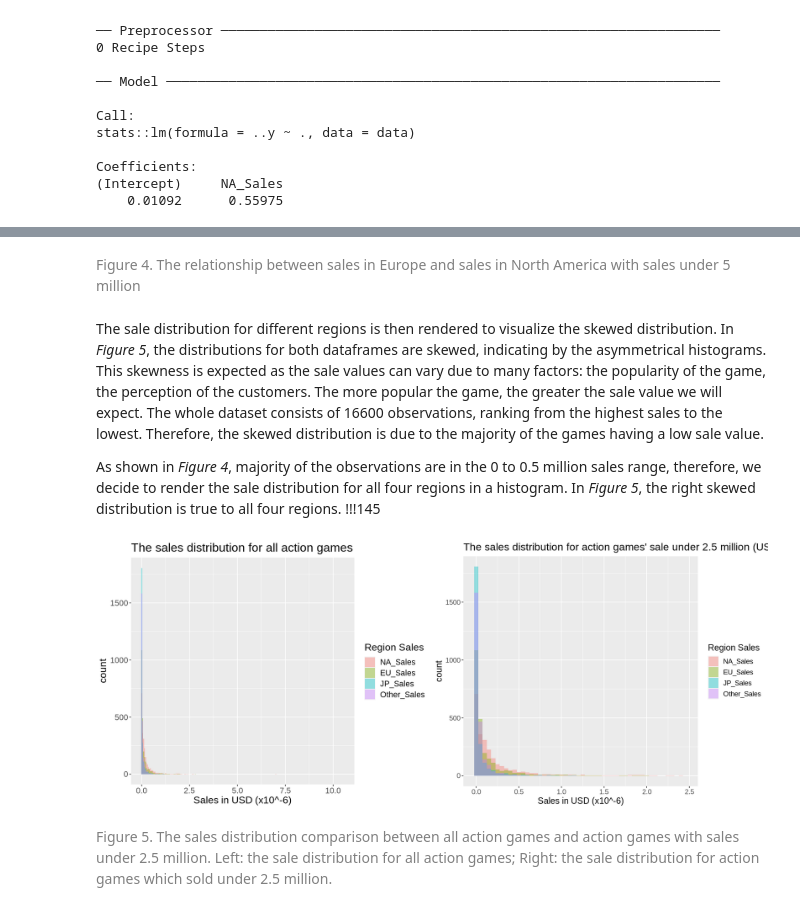
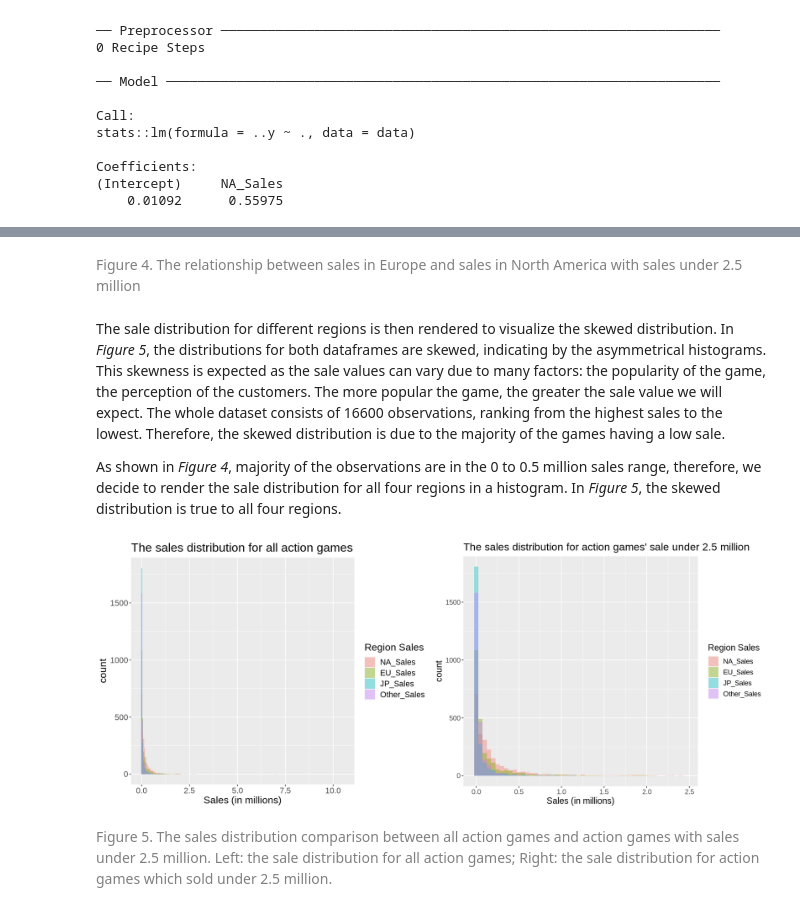
Before and after one commit to kristennli/DSCI100_project, a Jupyter notebook: Final Project Draft.ipynb, the cells around one changed output, grey strips where cells are left out. Saved outputs shown, nothing was run; the diff lists cells and outputs as text; code cells hidden in the pictures.

Commit message:
final report, not a draft
will properly change the file name later

```diff
--- a/Final Project Draft.ipynb
+++ b/Final Project Draft.ipynb
@@ -332,9 +350,9 @@ Warning message:
 # %% [markdown]
-<span style="color:gray">Figure 4. The relationship between sales in Europe and sales in North America with sales under 5 million</span>
+<span style="color:gray">Figure 4. The relationship between sales in Europe and sales in North America with sales under 2.5 million</span>
 # %% [markdown]
-The sale distribution for different regions is then rendered to visualize the skewed distribution. In *Figure 5*, the distributions for both dataframes are skewed, indicating by the asymmetrical histograms. This skewness is expected as the sale values can vary due to many factors: the popularity of the game, the perception of the customers. The more popular the game, the greater the sale value we will expect. The whole dataset consists of 16600 observations, ranking from the highest sales to the lowest. Therefore, the skewed distribution is due to the majority of the games having a low sale value.
+The sale distribution for different regions is then rendered to visualize the skewed distribution. In *Figure 5*, the distributions for both dataframes are skewed, indicating by the asymmetrical histograms. This skewness is expected as the sale values can vary due to many factors: the popularity of the game, the perception of the customers. The more popular the game, the greater the sale value we will expect. The whole dataset consists of 16600 observations, ranking from the highest sales to the lowest. Therefore, the skewed distribution is due to the majority of the games having a low sale.
 
-As shown in *Figure 4*, majority of the observations are in the 0 to 0.5 million sales range, therefore, we decide to render the sale distribution for all four regions in a histogram. In *Figure 5*, the right skewed distribution is true to all four regions. !!!145
+As shown in *Figure 4*, majority of the observations are in the 0 to 0.5 million sales range, therefore, we decide to render the sale distribution for all four regions in a histogram. In *Figure 5*, the skewed distribution is true to all four regions.
 # %%
 #visualization on sales distribution, color separation with different regions
 
@@ -344,37 +362,37 @@ vg_train_longer <- vg_train %>%
                   values_to = "sales") %>%
     mutate(region = as_factor(region))
 
 #filter sales less than 2.5 million
 vg_train_2dot5m <- vg_train_longer %>%
     filter(sales <=2.5)
 
 
 #sales distribution for sales under 2.5 million
 options(repr.plot.width = 15, repr.plot.height = 10)
 vg_pop_dist_plot_2dot5m <- vg_train_2dot5m%>%
     ggplot(aes(x = sales, fill = as_factor(region)))+
     geom_histogram(position = "identity", binwidth=0.05, alpha = 0.4)+
     scale_color_brewer(palette = "Set1")+
-    labs(x = "Sales in USD (x10^-6)", fill = "Region Sales")+
-    ggtitle("The sales distribution for action games' sale under 2.5 million (USD)")+
+    labs(x = "Sales (in millions)", fill = "Region Sales")+
+    ggtitle("The sales distribution for action games' sale under 2.5 million")+
     theme(text = element_text(size = 14))
 
 #sales distribution for all sales
 options(repr.plot.width = 10, repr.plot.height = 10)
 vg_pop_dist_plot_all <- vg_train_longer%>%
     ggplot(aes(x = sales, fill = as_factor(region)))+
     geom_histogram(position = "identity", binwidth=0.05, alpha = 0.4)+
     scale_color_brewer(palette = "Set1")+
-    labs(x = "Sales in USD (x10^-6)",fill = "Region Sales")+
+    labs(x = "Sales (in millions)",fill = "Region Sales")+
     ggtitle("The sales distribution for all action games")+
     theme(text = element_text(size = 16))
 
 
 #compare the sale distribution with all action games vs action games under 2.5 million sales
 options(repr.plot.width = 15, repr.plot.height = 6)
 plot_grid(vg_pop_dist_plot_all, vg_pop_dist_plot_2dot5m)
 # %% [output]
-[figure, old version]
+[figure, new version]
 # %% [markdown]
 <span style="color:gray">Figure 5. The sales distribution comparison between all action games and action games with sales under 2.5 million. Left: the sale distribution for all action games; Right: the sale distribution for action games which sold under 2.5 million.</span>
 # %%
```
Also changed, not shown: parts of 44 cells of this notebook.
